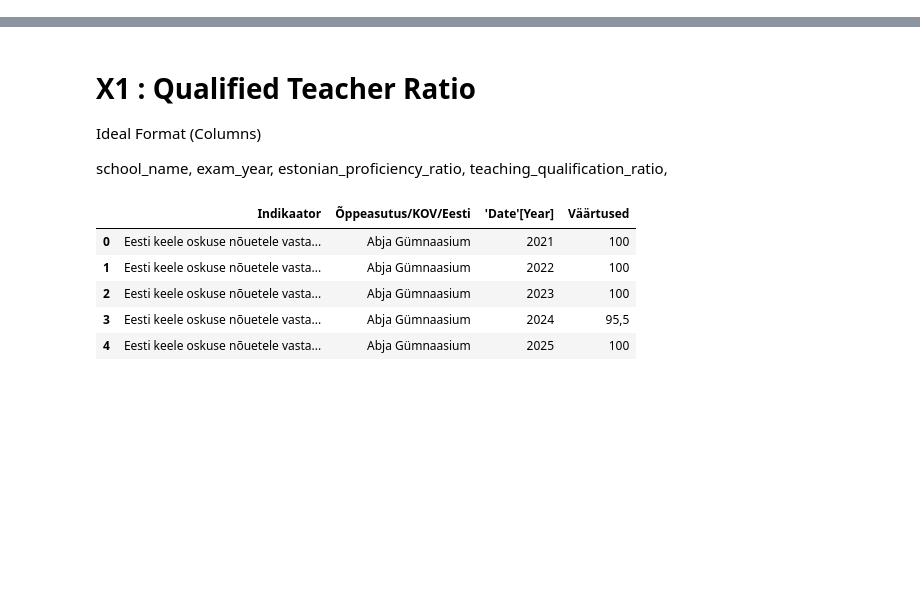
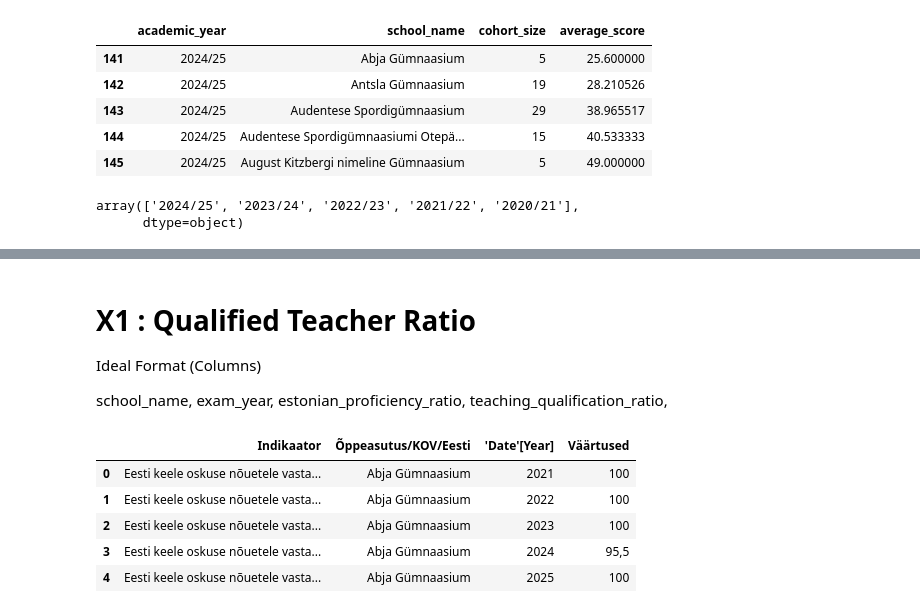
Before and after one commit to valpar/estonia-exam-gap, a Jupyter notebook: notebooks/Features.ipynb, the cells around one changed output, grey strips where cells are left out. Cells and saved outputs as stored; diff of their text form; code cells hidden in the pictures; blank space fills up the shorter version.

```diff
--- a/notebooks/Features.ipynb
+++ b/notebooks/Features.ipynb
@@ -12,0 +115,25 @@ fatal: destination path 'estonia-exam-gap' already exists and is not an empty di
+# %%
+# Keep the four columns we need and give them English names matching the other tables
+
+
+df_exam = df_exam.rename(columns={
+    'Õppeaasta': 'academic_year',
+    'Õppeasutus': 'school_name',
+    'Sooritajate arv': 'cohort_size',
+    'Keskmine': 'average_score'
+})
+df_exam.head()
+# %% [output]
+|  | academic_year | school_name | cohort_size | average_score |
+| 141 | 2024/25 | Abja Gümnaasium | 5 | 25.600000 |
+| 142 | 2024/25 | Antsla Gümnaasium | 19 | 28.210526 |
+| 143 | 2024/25 | Audentese Spordigümnaasium | 29 | 38.965517 |
+| 144 | 2024/25 | Audentese Spordigümnaasiumi Otepä... | 15 | 40.533333 |
+| 145 | 2024/25 | August Kitzbergi nimeline Gümnaasium | 5 | 49.000000 |
+# %%
+# Check the school years in the data
+
+df_exam['academic_year'].unique()
+# %% [output]
+array(['2024/25', '2023/24', '2022/23', '2021/22', '2020/21'],
+      dtype=object)
```
Also changed, not shown: parts of 19 cells of this notebook.
